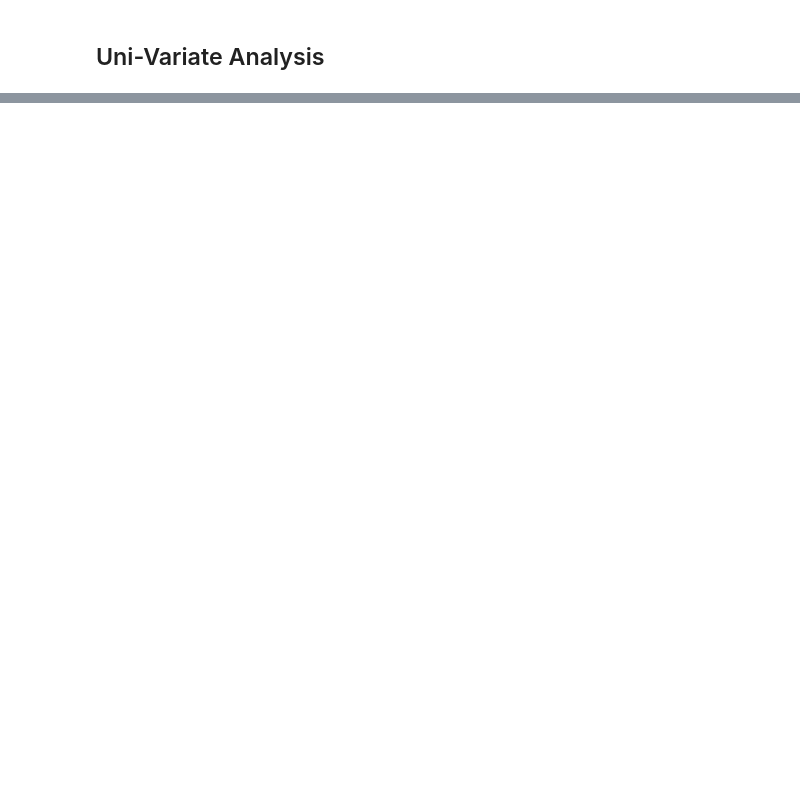
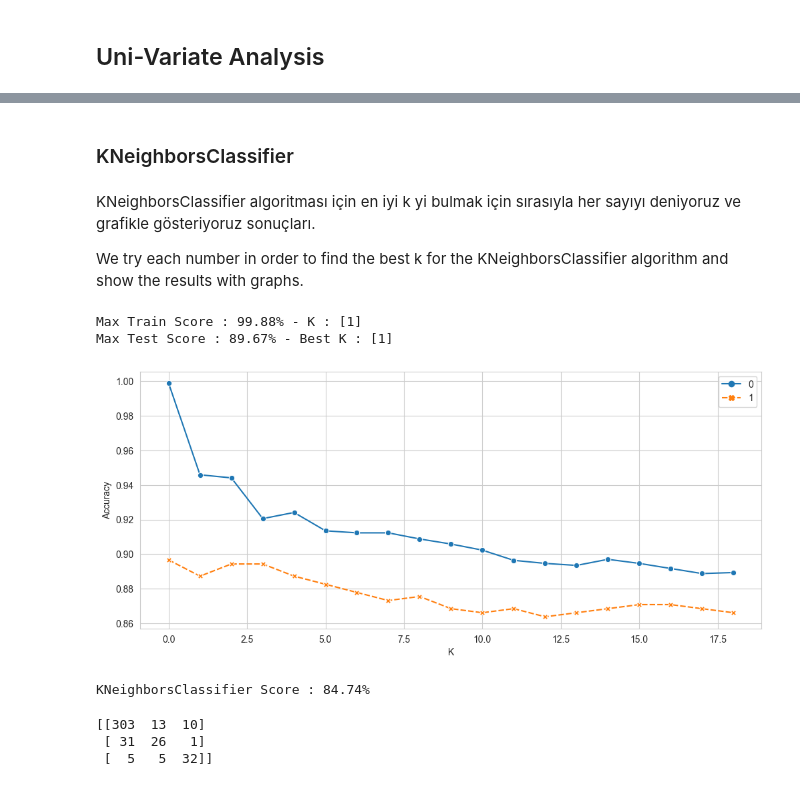
Before and after one commit to masanbasa3k/Machine_Learning, a Jupyter notebook: Fetal_Health_EDA_Classification.ipynb, the cells around one changed output, grey strips where cells are left out. Drawn from its saved outputs; the diff is of its cells as text; code cells hidden in the pictures; blank space fills up the shorter version.

```diff
--- a/Fetal_Health_EDA_Classification.ipynb
+++ b/Fetal_Health_EDA_Classification.ipynb
@@ -148,0 +139,3 @@ sns.FacetGrid(df, hue='fetal_health', height=5).map(sns.distplot,'histogram_medi
+# %%
+X = df.drop(['fetal_health'],axis=1)
+y = df.fetal_health
@@ -148,0 +144,2 @@ sns.FacetGrid(df, hue='fetal_health', height=5).map(sns.distplot,'histogram_medi
+# %%
+X_train,X_test,y_train,y_test = train_test_split(X,y,test_size=0.20,random_state=0)
@@ -148,0 +152,7 @@ sns.FacetGrid(df, hue='fetal_health', height=5).map(sns.distplot,'histogram_medi
+# %%
+# Fit
+lr = LogisticRegression()
+lr.fit(X_train,y_train)
+
+# prediction
+y_pred = lr.predict(X_test)
@@ -148,0 +183,2 @@ sns.FacetGrid(df, hue='fetal_health', height=5).map(sns.distplot,'histogram_medi
+# %% [markdown]
+### KNeighborsClassifier
@@ -148,0 +187,34 @@ sns.FacetGrid(df, hue='fetal_health', height=5).map(sns.distplot,'histogram_medi
+# %% [markdown]
+KNeighborsClassifier algoritması için en iyi k yi bulmak için sırasıyla her sayıyı deniyoruz ve grafikle gösteriyoruz sonuçları.
+
+We try each number in order to find the best k for the KNeighborsClassifier algorithm and show the results with graphs.
+# %%
+test_train_scores = []
+
+for i in range(1, 20):
+    knn = KNeighborsClassifier(i)
+    knn.fit(X_train, y_train)
+    train_score = knn.score(X_train, y_train)
+    test_score = knn.score(X_test, y_test)
+    test_train_scores.append((train_score, test_score))
+
+test_train_scores = np.array(test_train_scores)
+
+max_train_score = np.max(test_train_scores[:,0])
+train_score_ind = np.where(test_train_scores[:,0] == max_train_score)[0] + 1
+max_test_score = np.max(test_train_scores[:,1])
+test_score_ind = np.where(test_train_scores[:,1] == max_test_score)[0] + 1
+
+print(f'Max Train Score : {max_train_score * 100:.2f}% - K : {train_score_ind}')
+print(f'Max Test Score : {max_test_score * 100:.2f}% - Best K : {test_score_ind}')
+
+sns.set_style('whitegrid')
+plt.figure(figsize=(12, 5))
+sns.lineplot(data=test_train_scores, markers=True)
+plt.xlabel('K')
+plt.ylabel('Accuracy')
+plt.show()
+# %% [output]
+Max Train Score : 99.88% - K : [1]
+Max Test Score : 89.67% - Best K : [1]
+[figure, added]
@@ -148,0 +228,13 @@ sns.FacetGrid(df, hue='fetal_health', height=5).map(sns.distplot,'histogram_medi
+# %%
+# Evaluate the performance of the model
+knn_score = accuracy_score(y_test, y_pred)
+print(f"KNeighborsClassifier Score : {(knn_score*100):.2f}%")
+# %% [output]
+KNeighborsClassifier Score : 84.74%
+# %%
+con_mat = confusion_matrix(y_test,y_pred)
+print(con_mat)
+# %% [output]
+[[303  13  10]
+ [ 31  26   1]
+ [  5   5  32]]
```
Also changed, not shown: parts of 39 cells of this notebook.
